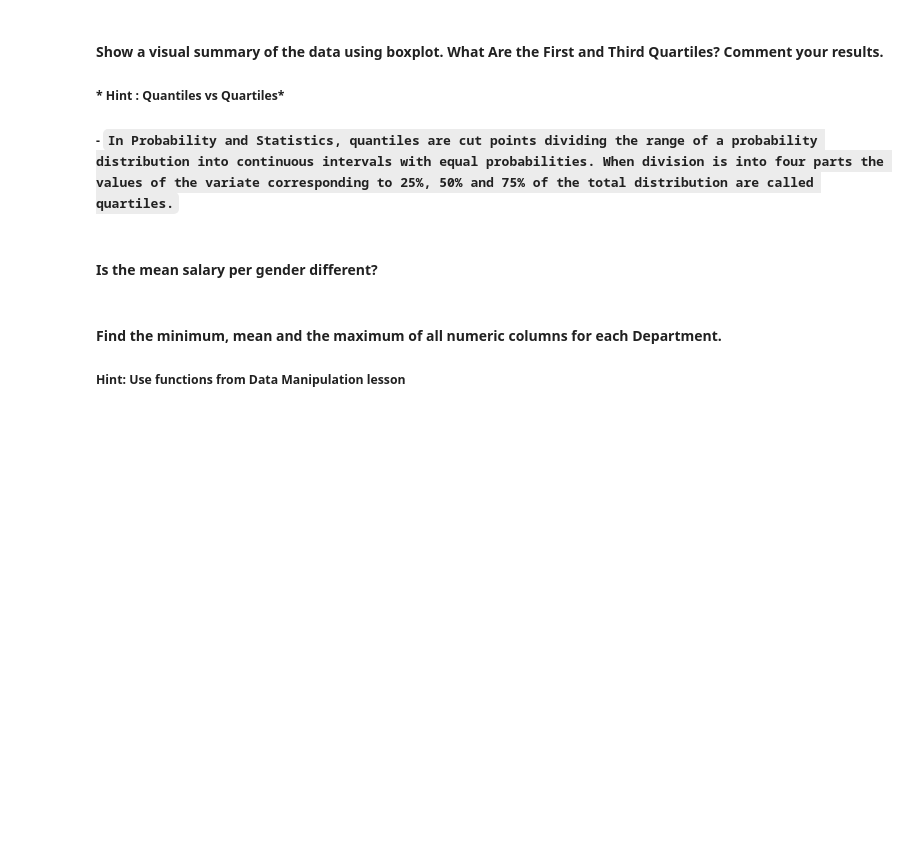
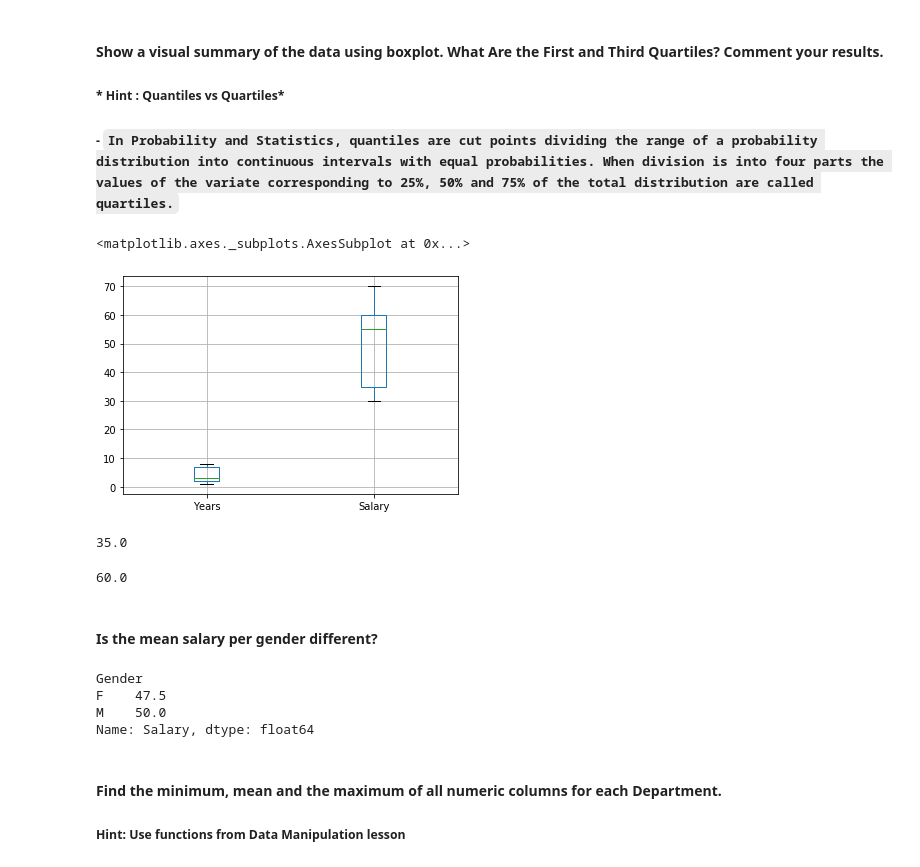
Before and after one commit to ta-data-mex/lab-subsetting-and-descriptive-stats, a Jupyter notebook: your-code/main.ipynb, the cells around one changed output. Cells and saved outputs as stored; diff of their text form; code cells hidden in the pictures; blank space fills up the shorter version.

```diff
--- a/your-code/main.ipynb
+++ b/your-code/main.ipynb
@@ -127,2 +294,15 @@ import pandas as pd
+# %%
+employee.boxplot()
+# %% [output]
+<matplotlib.axes._subplots.AxesSubplot at 0x...>
+[figure, added]
+# %%
+employee.Salary.quantile(0.25)
+# %% [output]
+35.0
+# %%
+employee.Salary.quantile(0.75)
+# %% [output]
+60.0
 # %% [markdown]
 #### Is the mean salary per gender different?
@@ -131,3 +309,10 @@ import pandas as pd
+# %%
+employee.groupby('Gender')['Salary'].mean()
+# %% [output]
+Gender
+F    47.5
+M    50.0
+Name: Salary, dtype: float64
 # %% [markdown]
 #### Find the minimum, mean and the maximum of all numeric columns for each Department.
 
```
Also changed, not shown: parts of 63 cells of this notebook.
